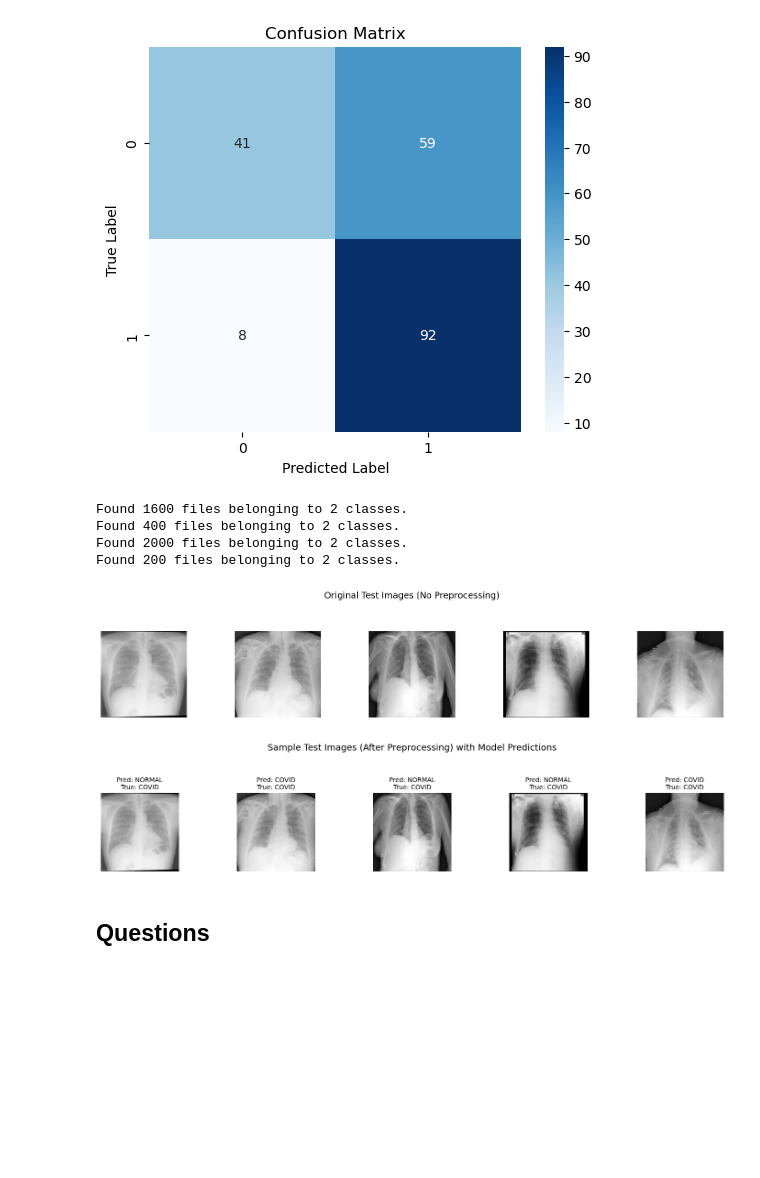
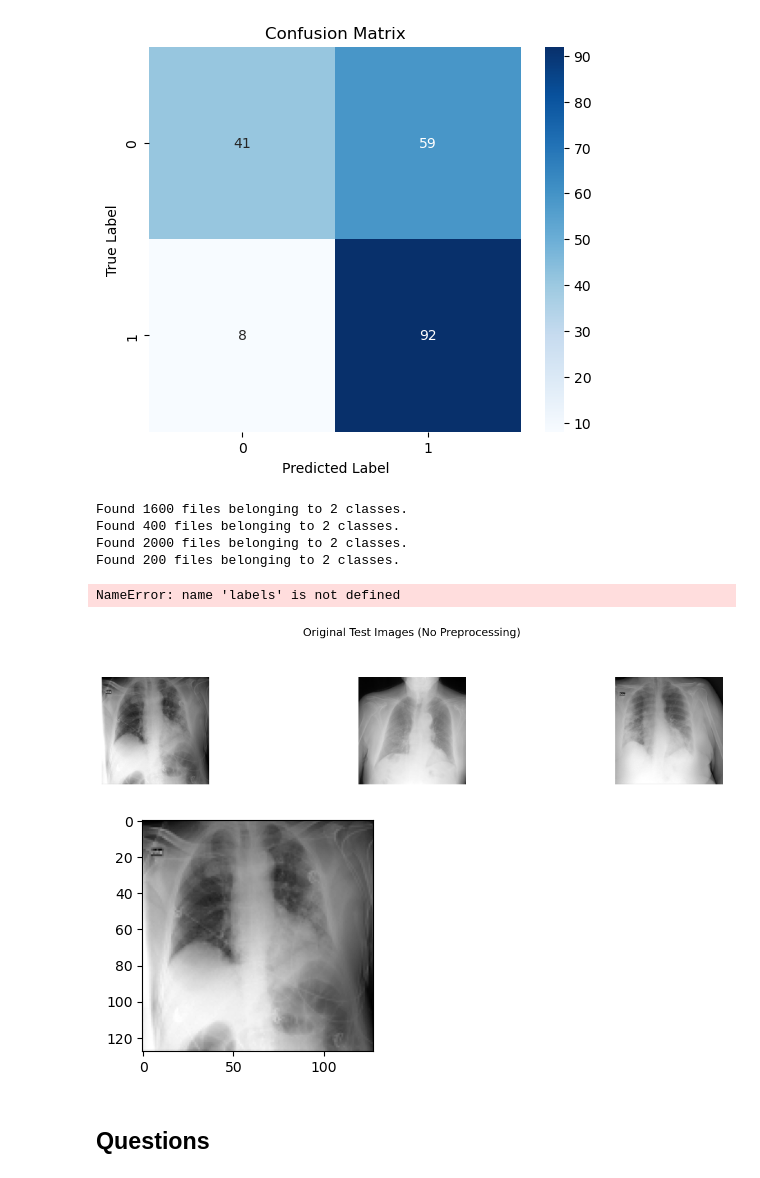
Before and after one commit to Lucmeister55/AI-project, a Jupyter notebook: notebooks/task3.ipynb, the cells around one changed output. Drawn from its saved outputs; the diff is of its cells as text; code cells hidden in the pictures; blank space fills up the shorter version.

```diff
--- a/notebooks/task3.ipynb
+++ b/notebooks/task3.ipynb
@@ -552,7 +552,7 @@ _, _, _, test_data_gen_no_norm = loading.get_images(
 images, _, _ = loading.generator_to_array(test_data_gen_no_norm)
 
 # Plot the same random sample of images — no labels, no predictions
-num_images_to_plot = 5
+num_images_to_plot = 3
 images_to_plot = random.sample(range(100), num_images_to_plot)  # or use a fixed list to match earlier ones
 
 plt.figure(figsize=(15, 3))
@@ -560,37 +560,38 @@ for i, idx in enumerate(images_to_plot):
     plt.subplot(1, num_images_to_plot, i+1)
     plt.imshow(images[idx].astype("uint8"), cmap="gray")  # use "gray" only for grayscale images
     plt.axis('off')
 plt.suptitle("Original Test Images (No Preprocessing)", fontsize=14)
 plt.tight_layout(rect=[0, 0, 1, 0.85])
 
 
 
 # Normalize the images
-imagess = preprocessing.normalize_images(images)  # e.g., divides by 255 if using "fixed"
+imagess = preprocessing.normalize_images(images)
 
 plt.figure(figsize=(15, 3))
 for i, idx in enumerate(images_to_plot):
     plt.subplot(1, num_images_to_plot, i+1)
 
     # Rescale normalized image back to [0,255] for visualization
     img = (imagess[idx].numpy() * 255).astype("uint8")
 
-    plt.imshow(img, cmap="gray")  # remove cmap="gray" if images are RGB
+    plt.imshow(img, cmap="gray")
     true_label = labels[idx]
     pred_label = test_data_gen.class_names[predictions_class[idx]]
 
     plt.title(f"Pred: {pred_label}\nTrue: {true_label}", fontsize=10)
     plt.axis('off')
 plt.suptitle("Sample Test Images (After Preprocessing) with Model Predictions", fontsize=14)
 plt.tight_layout(rect=[0, 0, 1, 0.85])
 plt.show()
 # %% [output]
 Found 1600 files belonging to 2 classes.
 Found 400 files belonging to 2 classes.
 Found 2000 files belonging to 2 classes.
 Found 200 files belonging to 2 classes.
+NameError: name 'labels' is not defined
-[figure, old version]
+[figure, new version]
-[figure, old version]
+[figure, new version]
 # %% [markdown]
 ## Questions
 # %% [markdown]
```
Also changed, not shown: parts of 7 cells of this notebook, 1 other file.
